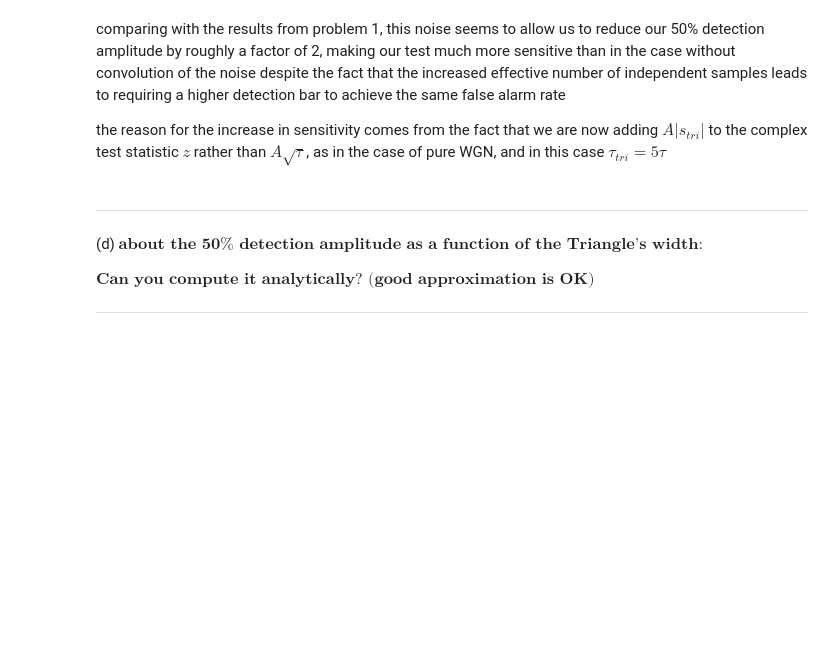
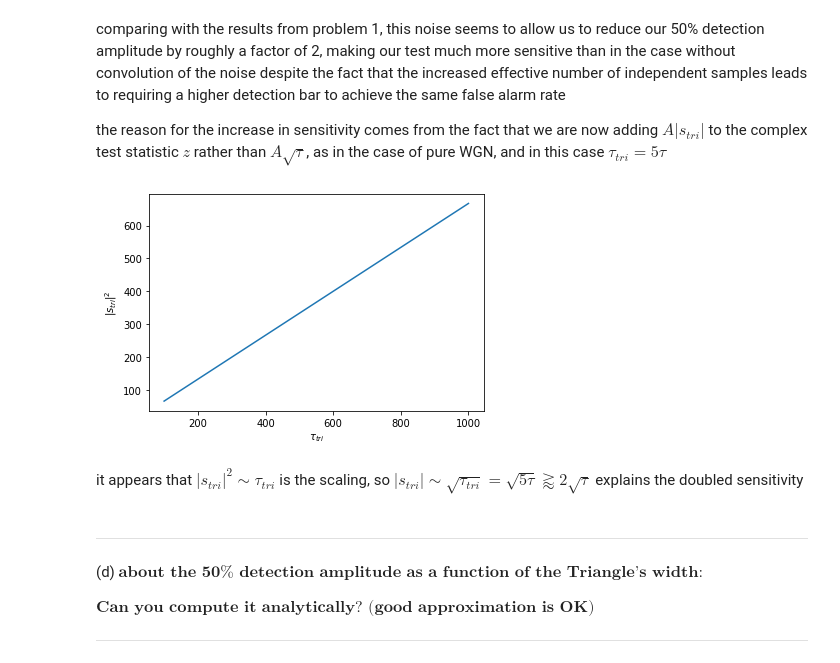
Before and after one commit to seth-olsen/stats-exercises, a Jupyter notebook: writeup_stats_exercises.ipynb, the cells around one changed output. Cells and saved outputs as stored; diff of their text form; code cells hidden in the pictures; blank space fills up the shorter version.

```diff
--- a/writeup_stats_exercises.ipynb
+++ b/writeup_stats_exercises.ipynb
@@ -1359,7 +1553,7 @@ def get_time_svec(trivec, sigvec):
 
 # get F[sigvec]_k / |F[trivec]_k|^2 = F[M.sigvec]_k
 def get_freq_svec(trivec, sigvec):
-    return np.fft.fft(sigvec) / abs2(np.fft.fft(trivec))
+    return fft(sigvec) / abs2(fft(trivec))
 
 # get D.sigvec = T^{-1} sigvec
 @jit(nopython=True)
@@ -1368,7 +1562,7 @@ def get_time_stri(trivec, sigvec):
 
 # get F[sigvec]_k / F[trivec]_k = F[D.sigvec]_k
 def get_freq_stri(trivec, sigvec):
-    return np.fft.fft(sigvec) / np.fft.fft(trivec)
+    return fft(sigvec) / fft(trivec)
 
 # get simulated signal in real space
 @jit(nopython=True)
@@ -1806,6 +2028,23 @@ need amplitude =  [0.3675025]
 comparing with the results from problem 1, this noise seems to allow us to reduce our 50% detection amplitude by roughly a factor of 2, making our test much more sensitive than in the case without convolution of the noise despite the fact that the increased effective number of independent samples leads to requiring a higher detection bar to achieve the same false alarm rate
 
 the reason for the increase in sensitivity comes from the fact that we are now adding $A |s_{tri}|$ to the complex test statistic $z$ rather than $A \sqrt{\tau}$, as in the case of pure WGN, and in this case $\tau_{tri} = 5 \tau$
+# %%
+# try to fit |s_tri|^2 = |Ds_hat|^2 = |F[s_hat]/F[t]|^2 as fn of tau_tri
+nn = 10**6
+tau = 100
+ss = get_signal(nn, tau)
+tautris = np.arange(100,1001)
+lens = []
+for ttr in tautris:
+    lens.append(np.sum(abs2(get_freq_stri(get_tri_right(nn,ttr),ss)))/nn)
+plt.plot(tautris, np.array(lens))
+plt.xlabel('$\\tau_{tri}$')
+plt.ylabel('$|s_{tri}|^2$')
+plt.show(block=False)
+# %% [output]
+[figure, added]
+# %% [markdown]
+it appears that $|s_{tri}|^2 \sim \tau_{tri}$ is the scaling, so $|s_{tri}| \sim \sqrt{\tau_{tri}} = \sqrt{5 \tau} \gtrapprox 2 \sqrt{\tau}$ explains the doubled sensitivity
 # %% [markdown]
 ********
 (d) $\textbf{about the 50% detection amplitude as a function of the Triangle's width:}$
```
Also changed, not shown: parts of 40 cells of this notebook, 1 other file.
